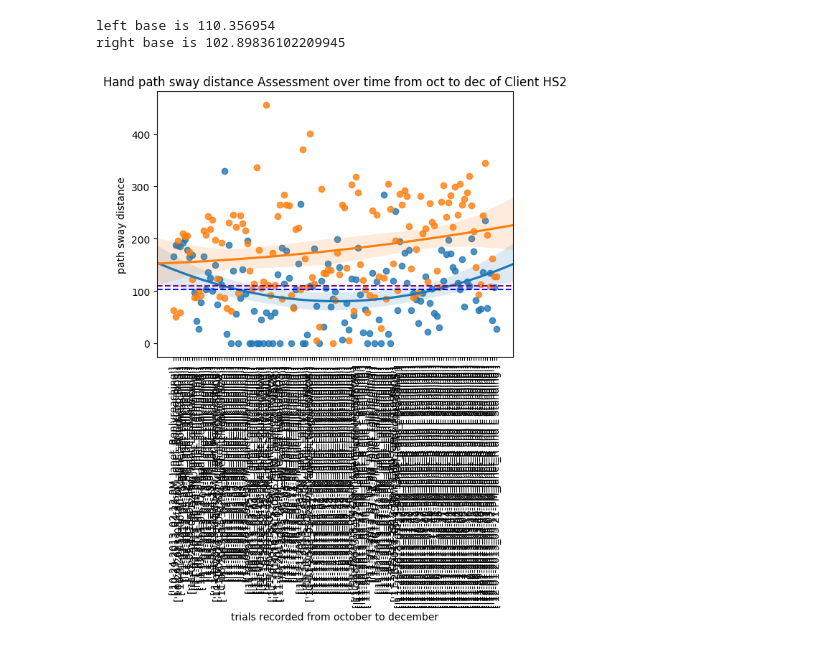
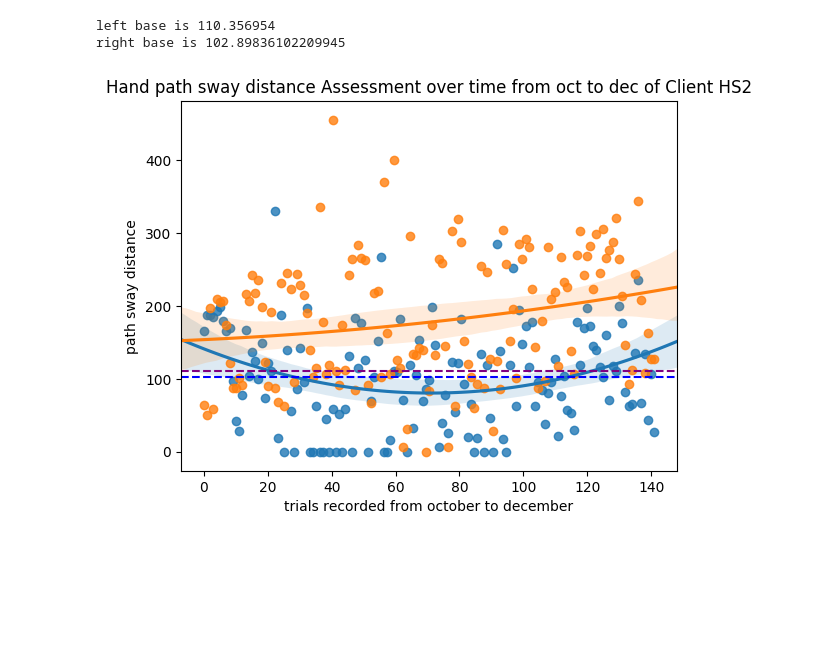
Before and after one commit to MengxuanMa2016/Data_Visualization_Python, a Jupyter notebook: Efficiency_Assessment_Results_Visualization.ipynb, the cells around one changed output. Saved outputs shown, nothing was run; the diff lists cells and outputs as text; code cells hidden in the pictures; blank space fills up the shorter version.

```diff
--- a/Efficiency_Assessment_Results_Visualization.ipynb
+++ b/Efficiency_Assessment_Results_Visualization.ipynb
@@ -40,7 +36,7 @@ Mounted at /content/gdrive
 # list data files are available in the data directory.
 # For example, running this (by clicking run or pressing Shift+Enter) will list the files in the input directory
 
-path = "/content/gdrive/My Drive/Internship/_paper-preparation/Assessment_Result-Round1/"
+path = "/content/gdrive/My Drive/Assessment_Data_Visualization/"
 
 from subprocess import check_output
 print(check_output(["ls", path]).decode("utf8"))
@@ -184,26 +180,26 @@ right base is 102.89836102209945
 # %%
 """sns log plot"""
 # pandas data frame
 xx1 = np.linspace(0, stroke_length, stroke_length,endpoint=True)
 
 dt_lin_left = pd.DataFrame({'x':xx1, 'y':stroke_left})
 dt_lin_right = pd.DataFrame({'x':xx1, 'y':stroke_right})
 fig1 = plt.figure()
 ax1 = fig1.add_subplot(111)
 sns.regplot(x='x', y='y', data=dt_lin_left,order=2)
 sns.regplot(x='x',y='y',data=dt_lin_right,order=2)
 
 plt.axhline(y= healthy_left_average, color = 'purple', linestyle='--')
 plt.axhline(y= healthy_right_average, color = 'blue', linestyle='--')
 
-plt.xticks(xx1,trial_label,rotation = 90)
+# plt.xticks(xx1,stroke_df["_Date"],rotation = 90)
 
 plt.title("Hand path sway distance Assessment over time from oct to dec of Client HS2")
 plt.xlabel("trials recorded from october to december")
 plt.ylabel("path sway distance")
 
 ax1.grid(False)
 
 plt.show()
 # %% [output]
-[figure, old version]
+[figure, new version]
```
Also changed, not shown: parts of 1 cell of this notebook.
